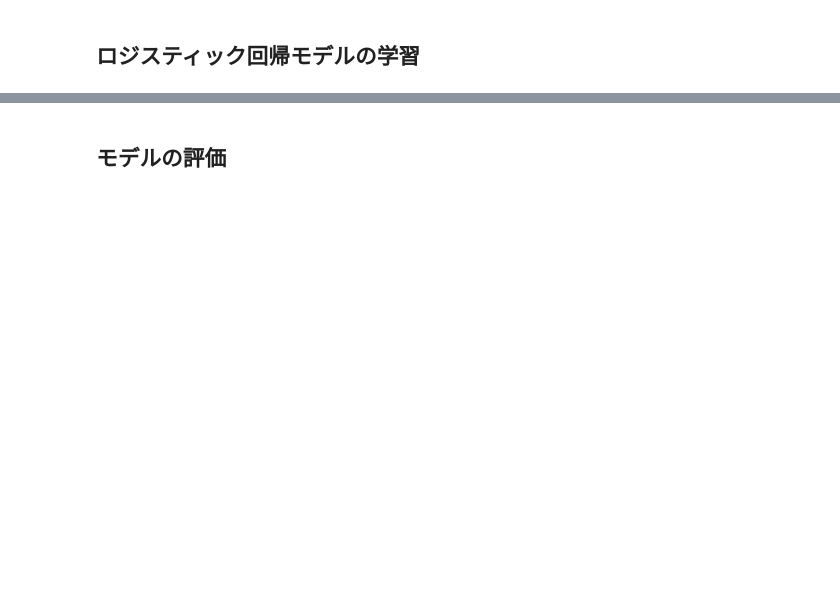
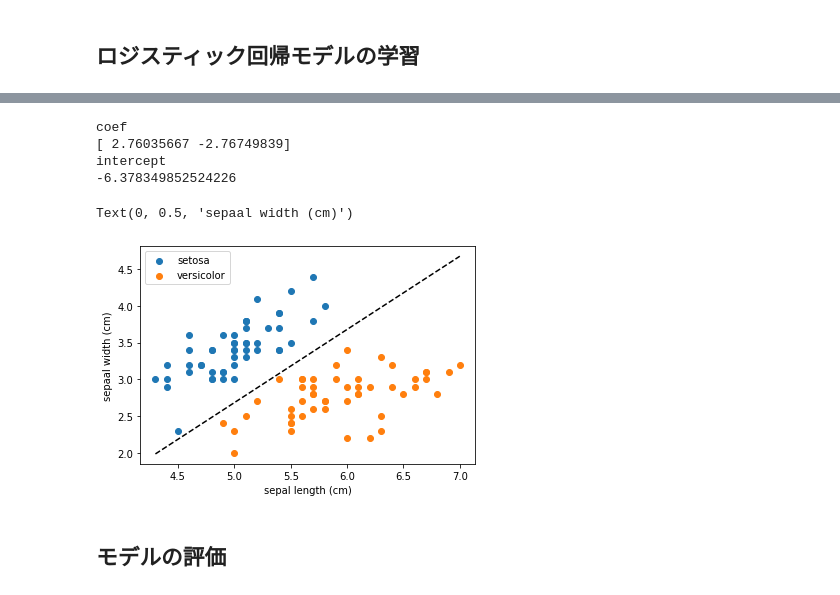
Before and after one commit to naonaorange/sklearn_tutorials, a Jupyter notebook: logistic_regression_classifier.ipynb, the cells around one changed output, grey strips where cells are left out. Saved outputs shown, nothing was run; the diff lists cells and outputs as text; code cells hidden in the pictures; blank space fills up the shorter version.

```diff
--- a/logistic_regression_classifier.ipynb
+++ b/logistic_regression_classifier.ipynb
@@ -118,3 +136,32 @@ ax.legend()
+# %%
+#境界線の計算
+coef = model.coef_[0]
+intercept = model.intercept_[0]
+print('coef')
+print(coef)
+print('intercept')
+print(intercept)
+
+# 境界線は y = 0となる線分
+# y = coef[0] * x1 + coef[1] * x2 + intercept = 0
+# x2 = (-coef[0] * x1 - intercept) / coef[1]
+x1 = np.array([4.3, 7])
+x2 = (-coef[0] * x1 - intercept) / coef[1]
+
+plt.figure()
+for i, target_name in enumerate(target_names):
+    plt.scatter(X[y == i, 0], X[y == i, 1], label=target_name)
+plt.plot(x1, x2, 'k--')
+plt.legend(loc='best', shadow=False, scatterpoints=1)
+plt.xlabel('sepal length (cm)')
+plt.ylabel('sepaal width (cm)')
+# %% [output]
+coef
+[ 2.76035667 -2.76749839]
+intercept
+-6.378349852524226
+Text(0, 0.5, 'sepaal width (cm)')
+[figure, added]
 # %% [markdown]
 ## モデルの評価
 # %%
```
Also changed, not shown: parts of 26 cells of this notebook, 1 other file.
